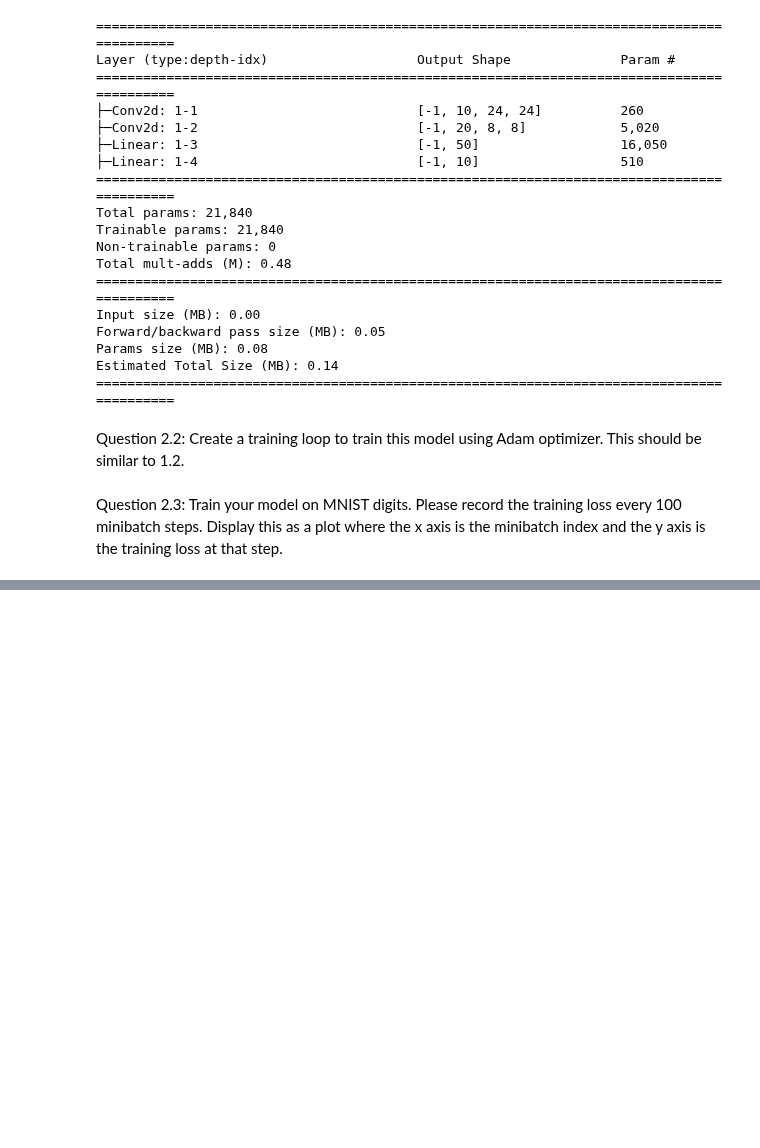
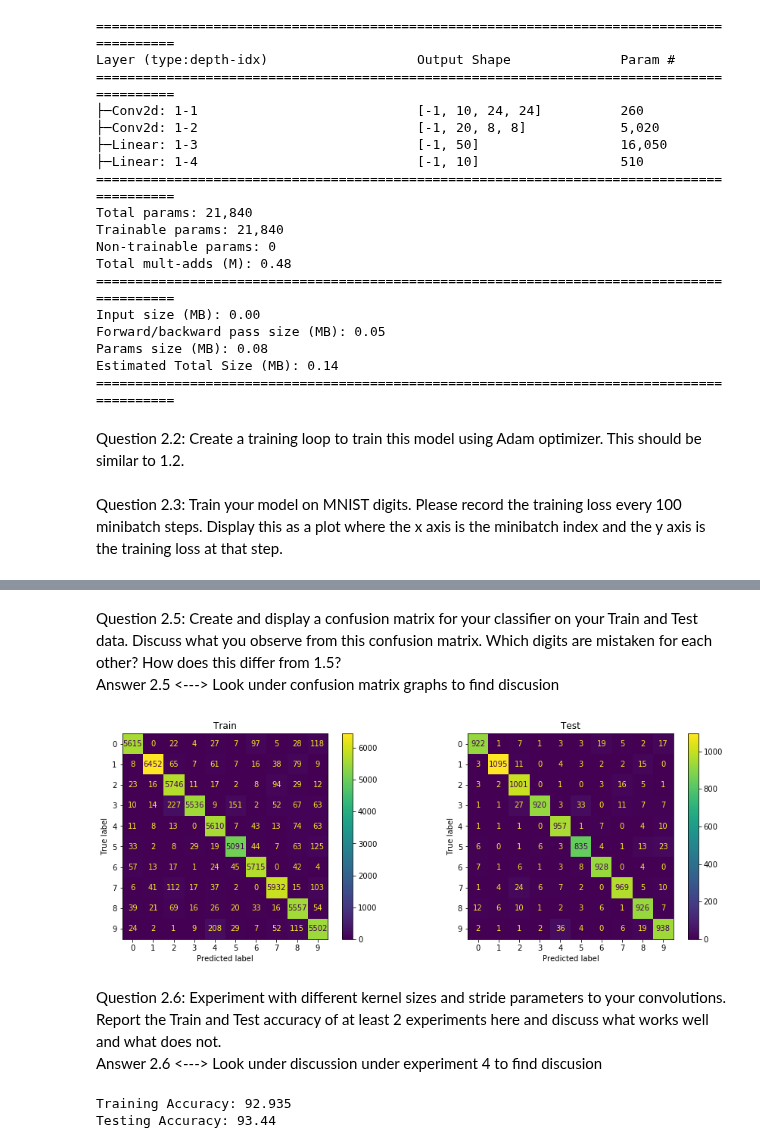
Before and after one commit to Azwadd/CS_59866, a Jupyter notebook: Homeworks/Homework 4/Homework 04 - Handwritten Digit Classification.ipynb, the cells around one changed output, grey strips where cells are left out. Cells and saved outputs as stored; diff of their text form; code cells hidden in the pictures; blank space fills up the shorter version.

```diff
--- a/Homeworks/Homework 4/Homework 04 - Handwritten Digit Classification.ipynb
+++ b/Homeworks/Homework 4/Homework 04 - Handwritten Digit Classification.ipynb
@@ -483,0 +486,64 @@ Testing Accuracy: 11.35
+# %% [markdown]
+Question 2.5: Create and display a confusion matrix for your classifier on your Train and Test data. Discuss what you observe from this confusion matrix. Which digits are mistaken for each other? How does this differ from 1.5?
+Answer 2.5 <---> Look under confusion matrix graphs to find discusion
+# %%
+# Question 2.5
+# Displaying Train and Test confusion matrixes side by side
+fig, ax = plt.subplots(nrows=1, ncols=2, figsize=(15, 5))
+ax[0].set_title("Train")
+confusionMatrix(cnn_model, train_loader).plot(ax=ax[0])
+ax[1].set_title("Test")
+confusionMatrix(cnn_model, test_loader).plot(ax=ax[1])
+plt.show()
+# %% [output]
+[figure, added]
+# %% [markdown]
+Question 2.6: Experiment with different kernel sizes and stride parameters to your convolutions. Report the Train and Test accuracy of at least 2 experiments here and discuss what works well and what does not.
+Answer 2.6 <---> Look under discussion under experiment 4 to find discusion
+# %%
+# Experiment 1 - We will experiment making the kernel size bigger, in this case we will try a kernel size of 6 instead of 5
+class CNN_1(nn.Module):
+    def __init__(self):
+        super().__init__()
+        self.conv1 = nn.Conv2d(1, 10, kernel_size=6)
+        self.conv2 = nn.Conv2d(10, 20, kernel_size=6)
+        self.dense_layer = nn.Linear(180, 50)
+        self.output_layer = nn.Linear(50, num_classes)
+
+    def forward(self, x):
+
+        # First convolutional layer.
+        z1 = self.conv1(x)
+        # Apply max pooling to convolution.
+        z1_pooled = F.max_pool2d(z1, 2)
+        # Apply ReLu to pooled convolution.
+        a1 = F.relu(z1_pooled)
+
+        # Second convolutional layer
+        z2 = self.conv2(a1)
+        # Apply max pooling to convolution.
+        z2_pooled = F.max_pool2d(z2, 2)
+        # Apply ReLu to pooled convolution
+        a2 = F.relu(z2_pooled)
+        # View as 1-dimensional vector:
+        a2 = a2.view(-1, 180)
+
+        # Dense linear layer
+        z3_hidden = self.dense_layer(a2)
+        # Apply ReLu to linear layer.
+        a3 = F.relu(z3_hidden)
+        # Run dropout in training to help prevent overfitting
+        a3_dropout = F.dropout(a3, training=self.training)
+
+        # Run through linear output layer.
+        output = self.output_layer(a3_dropout)
+        # Apply softmax to output layer:
+        return F.log_softmax(output, dim=1)
+
+cnn1 = CNN_1()
+train(cnn1, 1, train_loader, 100, torch.optim.Adam(cnn1.parameters(), lr=1e-2), F.nll_loss)
+print("Training Accuracy:", classifier(cnn1, train_loader))
+print("Testing Accuracy:", classifier(cnn1, test_loader))
+# %% [output]
+Training Accuracy: 92.935
+Testing Accuracy: 93.44
```
Also changed, not shown: parts of 14 cells of this notebook.
